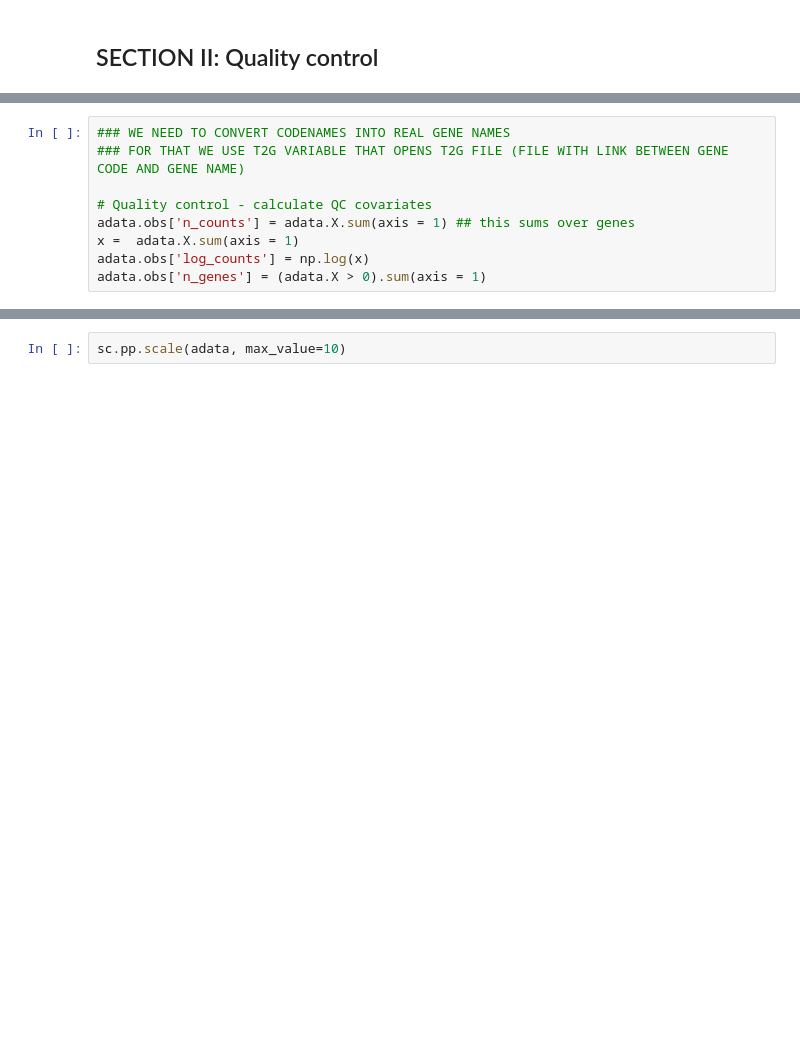
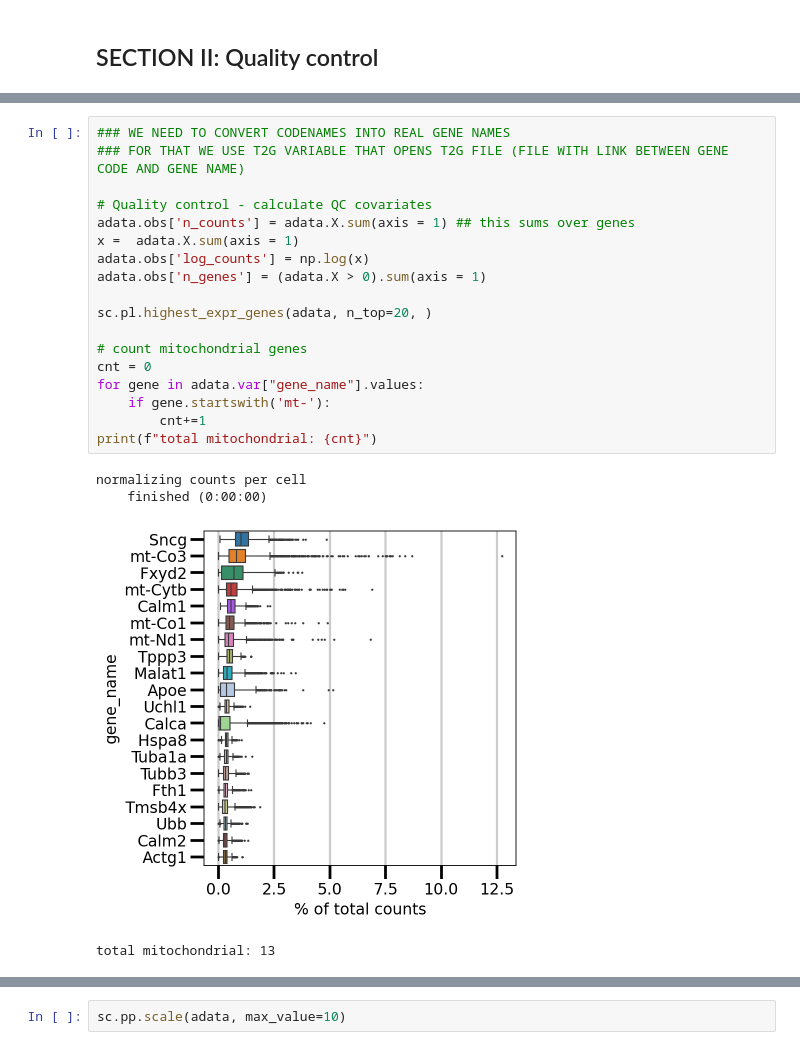
Before and after one commit to melisamc89/single_cell_sequencing, a Jupyter notebook: campari_scs_II_data_agregation.ipynb, the cells around one changed output, grey strips where cells are left out. Saved outputs shown, nothing was run; the diff lists cells and outputs as text; blank space fills up the shorter version.

```diff
--- a/campari_scs_II_data_agregation.ipynb
+++ b/campari_scs_II_data_agregation.ipynb
@@ -412,10 +818,24 @@ fig.savefig(os.path.join(figure_path , 'QC_UMI_genes_counts_pre_filtering.png'))
 # %%
 ### WE NEED TO CONVERT CODENAMES INTO REAL GENE NAMES
 ### FOR THAT WE USE T2G VARIABLE THAT OPENS T2G FILE (FILE WITH LINK BETWEEN GENE CODE AND GENE NAME)
 
 # Quality control - calculate QC covariates
 adata.obs['n_counts'] = adata.X.sum(axis = 1) ## this sums over genes
 x =  adata.X.sum(axis = 1)
 adata.obs['log_counts'] = np.log(x)
 adata.obs['n_genes'] = (adata.X > 0).sum(axis = 1)
+
+sc.pl.highest_expr_genes(adata, n_top=20, )
+
+# count mitochondrial genes
+cnt = 0
+for gene in adata.var["gene_name"].values:
+    if gene.startswith('mt-'):
+        cnt+=1
+print(f"total mitochondrial: {cnt}")
+# %% [output]
+normalizing counts per cell
+    finished (0:00:00)
+[figure, added]
+total mitochondrial: 13
 # %%
```
Also changed, not shown: parts of 48 cells of this notebook, 4 other files.
